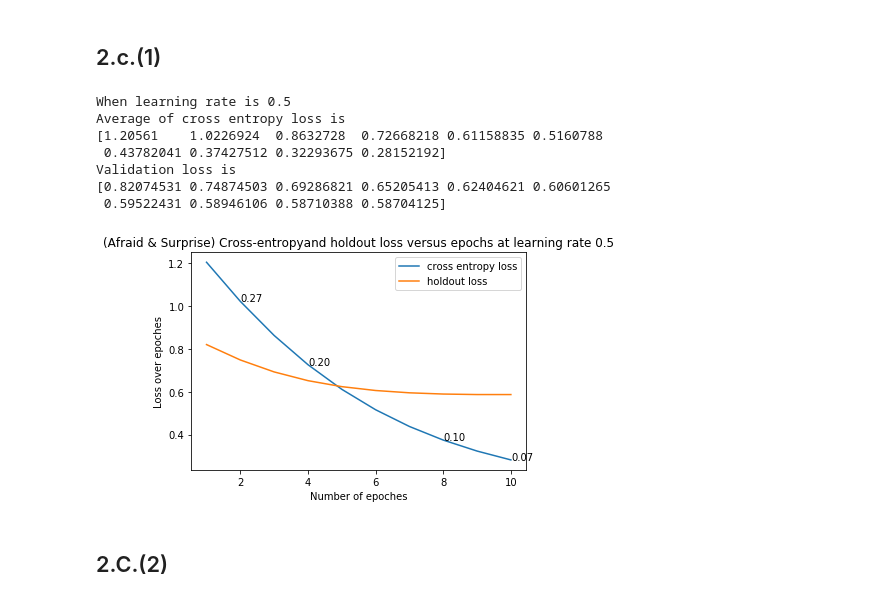
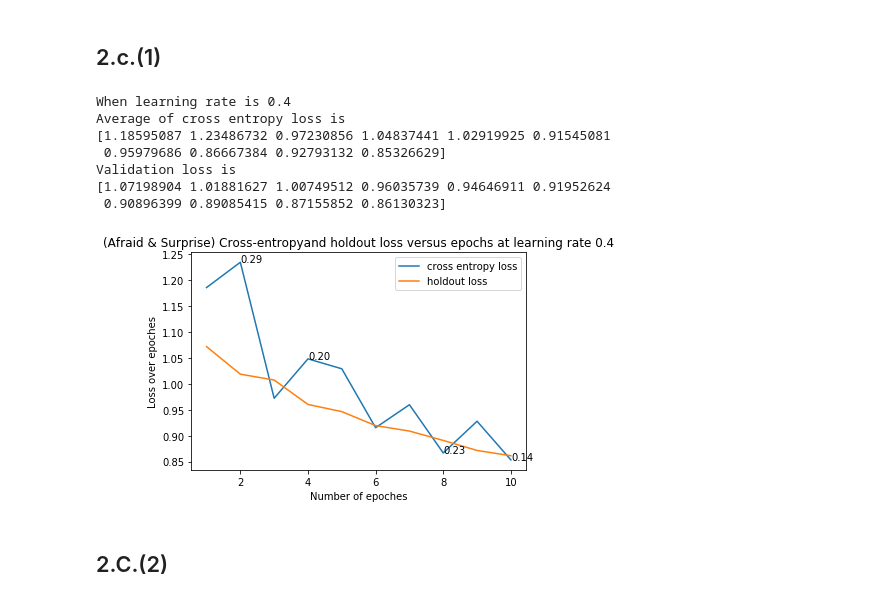
Before and after one commit to zyp5511/CSE253, a Jupyter notebook: hw1_2_1.ipynb, the cells around one changed output. Drawn from its saved outputs; the diff is of its cells as text; code cells hidden in the pictures.

```diff
--- a/hw1_2_1.ipynb
+++ b/hw1_2_1.ipynb
@@ -394,7 +442,7 @@ Average of test accuracy is 90.0%(0.20) at learning rate 14
 ce_loss_lr = []
 val_loss_lr = []
 std_lr=[]
-lrlist = [0.1,0.5,35]
+lrlist = [0.01,0.4,5]
 for lr in lrlist:
     sad_vector = get_sad(images_raw, labels_raw)
     sad =np.array(sad_vector,'float64')
@@ -408,16 +456,9 @@ for lr in lrlist:
     test_results = []
     for i in range (10):
         [image_logistic_s,label_logistic_s] = shuffle_n_generate_data(image_logistic, label_logistic)
-
-        division = int(0.8*len(image_logistic_s))
-        division_2 = int(0.9*len(image_logistic_s))
-        # split data into 80% train data, 10% holdout and 10% test data
-        train_logistic  = image_logistic_s[:division,:,:]
-        train_label_logistic = label_logistic_s[:division]
-        holdout_logistic = image_logistic_s[division:division_2,:,:]
-        holdout_label_logistic = label_logistic_s[division:division_2]
-        test_logistic  = image_logistic_s[division_2:,:,:]
-        test_label_logistic = label_logistic_s [division_2:]
+        [train_logistic,train_label_logistic,holdout_logistic,\
+        holdout_label_logistic,test_logistic,test_label_logistic]=\
+        ramdom_pick(image_logistic_s, label_logistic_s)
         # perform pca on trainning data to rescale it
         [features_pca,evect,evals,train_mean,train_std] =\
             PCA(np.reshape(train_logistic,[len(train_logistic),-1]), dims_rescaled_data=15)
@@ -455,13 +496,14 @@ for lr in lrlist:
 ce_loss_lr = np.array(ce_loss_lr)
 std_lr = np.array(std_lr)
 epoch = list(range(10))
+epoch = [x+1 for x in epoch]
 for i in range(len(lrlist)):
     plt.plot(epoch, ce_loss_lr[i], label = 'cross entropy loss'+str(lrlist[i]))
     plt.title('Cross-entropy loss and holdout loss versus training epochs at learning rate ')
-    plt.text(2,ce_loss_lr[i,1], '%.2f'%std_lr[i,1])
-    plt.text(4,ce_loss_lr[i,3], '%.2f'%std_lr[i,3])
-    plt.text(8,ce_loss_lr[i,7], '%.2f'%std_lr[i,7])
-    plt.text(10,ce_loss_lr[i,9], '%.2f'%std_lr[i,9])
+    plt.text(2,ce_loss_lr[i,1], '%.2f '%std_lr[i,1])
+    plt.text(4,ce_loss_lr[i,3], '%.2f '%std_lr[i,3])
+    plt.text(8,ce_loss_lr[i,7], '%.2f '%std_lr[i,7])
+    plt.text(10,ce_loss_lr[i,9], '%.2f '%std_lr[i,9])
     plt.legend(bbox_to_anchor=(1, 1), loc='upper right', ncol=1)
 plt.show()
 # %% [output]
@@ -505,21 +547,13 @@ loss_train = []
 loss_val=[]
 test_accuracy = []
 test_results = []
-lr=0.5
+lr=0.4
 for i in range (10):
     [image_logistic_s,label_logistic_s] = shuffle_n_generate_data(image_logistic, label_logistic)
 
-    division = int(0.8*len(image_logistic_s))
-    division_2 = int(0.9*len(image_logistic_s))
-
-    train_logistic  = image_logistic_s[:division,:,:]
-    train_label_logistic = label_logistic_s[:division]
-
-    holdout_logistic = image_logistic_s[division:division_2,:,:]
-    holdout_label_logistic = label_logistic_s[division:division_2]
-
-    test_logistic  = image_logistic_s[division_2:,:,:]
-    test_label_logistic = label_logistic_s [division_2:]
+    [train_logistic,train_label_logistic,holdout_logistic,\
+     holdout_label_logistic,test_logistic,test_label_logistic]=\
+    ramdom_pick(image_logistic_s, label_logistic_s)
 
     [features_pca,evect,evals,train_mean,train_std] =\
         PCA(np.reshape(train_logistic,[len(train_logistic),-1]), dims_rescaled_data=15)
@@ -538,39 +572,39 @@ for i in range (10):
     loss_train.append(ce_loss)
     loss_val.append(holdout_loss)
     test_accuracy.append(accuracy(test_label_logistic,test_result))
     test_results.append(test_result)
 
 loss_avg = np.array(loss_train).mean(axis=0)
 loss_val = np.array(np.array(loss_val).mean(axis=0))
 loss_std = np.array(loss_train).std(axis=0)
 print('When learning rate is ' + str(lr))
 print('Average of cross entropy loss is ')
 print(loss_avg)
 print('Validation loss is ')
 print(loss_val)
 
 epc = list(range(10))
 epc = [x+1 for x in epc]
 plt.plot(epc, loss_avg, label = 'cross entropy loss')
 plt.plot(epc, loss_val, label = 'holdout loss')
 plt.text(2,loss_avg[1], '%.2f'%loss_std[1])
 plt.text(4,loss_avg[3], '%.2f'%loss_std[3])
 plt.text(8,loss_avg[7], '%.2f'%loss_std[7])
 plt.text(10,loss_avg[9], '%.2f'%loss_std[9])
 plt.title('(Afraid & Surprise) Cross-entropyand holdout loss versus epochs at learning rate '+str(lr))
 plt.xlabel('Number of epoches')
 plt.ylabel('Loss over epoches')
 plt.legend(bbox_to_anchor=(1, 1), loc='upper right', ncol=1)
 plt.show()
 # %% [output]
-When learning rate is 0.5
+When learning rate is 0.4
 Average of cross entropy loss is
-[1.20561    1.0226924  0.8632728  0.72668218 0.61158835 0.5160788
- 0.43782041 0.37427512 0.32293675 0.28152192]
+[1.18595087 1.23486732 0.97230856 1.04837441 1.02919925 0.91545081
+ 0.95979686 0.86667384 0.92793132 0.85326629]
 Validation loss is
-[0.82074531 0.74874503 0.69286821 0.65205413 0.62404621 0.60601265
- 0.59522431 0.58946106 0.58710388 0.58704125]
+[1.07198904 1.01881627 1.00749512 0.96035739 0.94646911 0.91952624
+ 0.90896399 0.89085415 0.87155852 0.86130323]
-[figure, old version]
+[figure, new version]
 # %% [markdown]
    ## 2.C.(2)
 # %%
```
Also changed, not shown: parts of 15 cells of this notebook.
